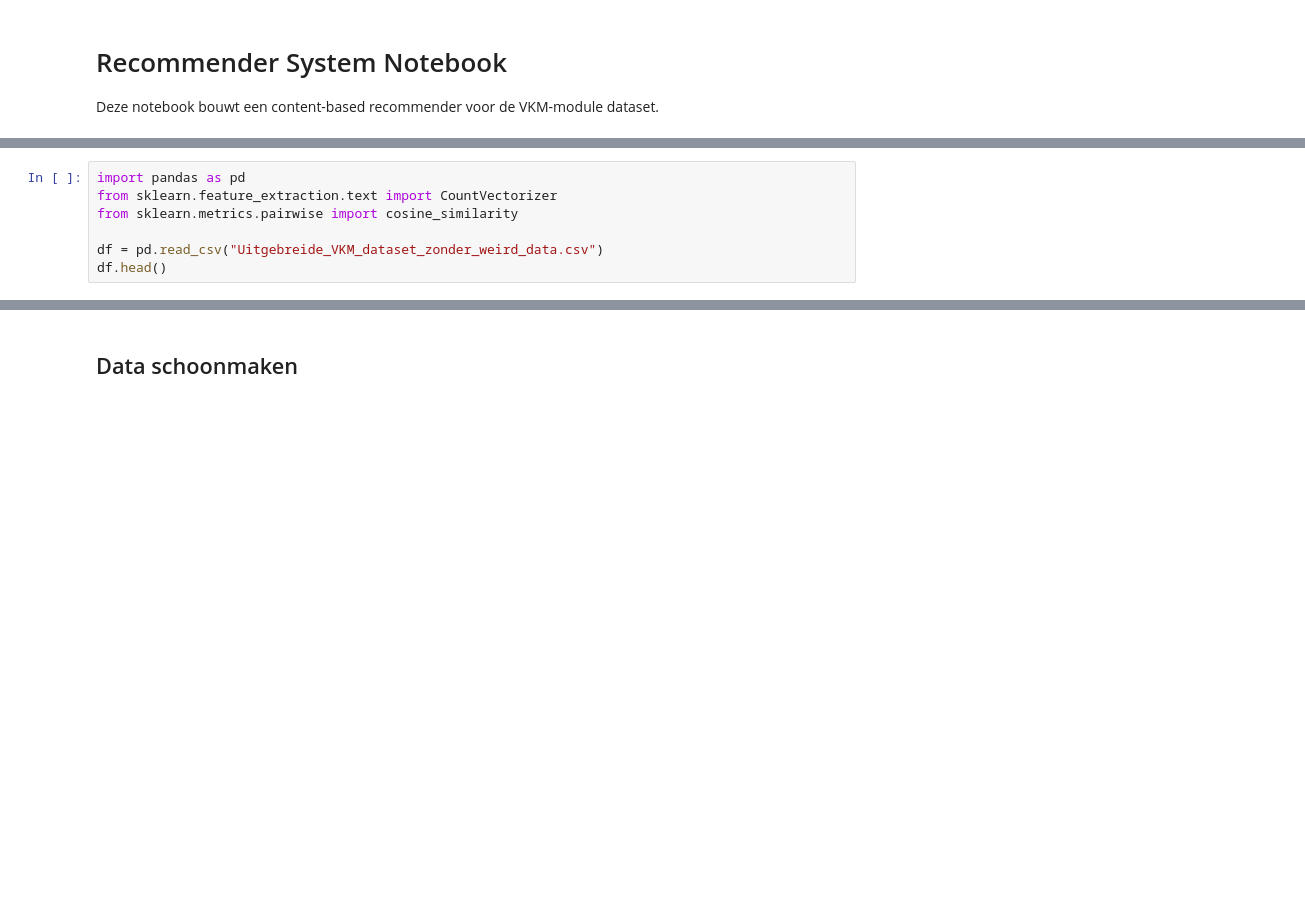
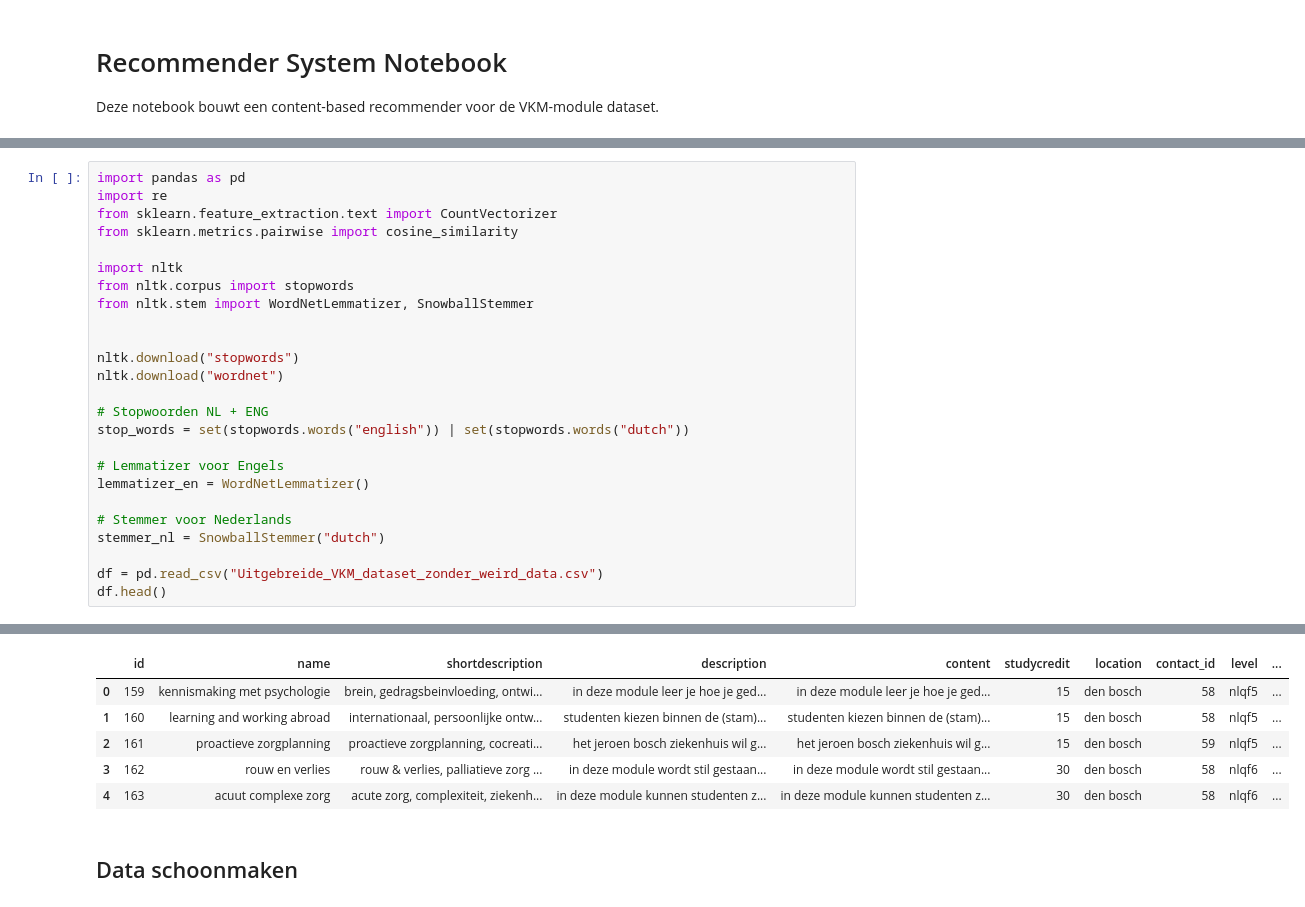
Before and after one commit to s-kroonen/Duo-LU2-AI, a Jupyter notebook: VKM_Recommender_Notebook.ipynb, the cells around one changed output, grey strips where cells are left out. Cells and saved outputs as stored; diff of their text form; blank space fills up the shorter version.

```diff
--- a/VKM_Recommender_Notebook.ipynb
+++ b/VKM_Recommender_Notebook.ipynb
@@ -4,7 +15,26 @@ Deze notebook bouwt een content-based recommender voor de VKM-module dataset.
 # %%
 import pandas as pd
+import re
 from sklearn.feature_extraction.text import CountVectorizer
 from sklearn.metrics.pairwise import cosine_similarity
 
+import nltk
+from nltk.corpus import stopwords
+from nltk.stem import WordNetLemmatizer, SnowballStemmer
+
+
+nltk.download("stopwords")
+nltk.download("wordnet")
+
+# Stopwoorden NL + ENG
+stop_words = set(stopwords.words("english")) | set(stopwords.words("dutch"))
+
+# Lemmatizer voor Engels
+lemmatizer_en = WordNetLemmatizer()
+
+# Stemmer voor Nederlands
+stemmer_nl = SnowballStemmer("dutch")
+
 df = pd.read_csv("Uitgebreide_VKM_dataset_zonder_weird_data.csv")
 df.head()
+# %% [output]
@@ -11,3 +47,9 @@ df.head()
+|  | id | name | shortdescription | description | content | studycredit | location | contact_id | level | ... |
+| 0 | 159 | kennismaking met psychologie | brein, gedragsbeinvloeding, ontwi... | in deze module leer je hoe je ged... | in deze module leer je hoe je ged... | 15 | den bosch | 58 | nlqf5 | ... |
+| 1 | 160 | learning and working abroad | internationaal, persoonlijke ontw... | studenten kiezen binnen de (stam)... | studenten kiezen binnen de (stam)... | 15 | den bosch | 58 | nlqf5 | ... |
+| 2 | 161 | proactieve zorgplanning | proactieve zorgplanning, cocreati... | het jeroen bosch ziekenhuis wil g... | het jeroen bosch ziekenhuis wil g... | 15 | den bosch | 59 | nlqf5 | ... |
+| 3 | 162 | rouw en verlies | rouw & verlies, palliatieve zorg ... | in deze module wordt stil gestaan... | in deze module wordt stil gestaan... | 30 | den bosch | 58 | nlqf6 | ... |
+| 4 | 163 | acuut complexe zorg | acute zorg, complexiteit, ziekenh... | in deze module kunnen studenten z... | in deze module kunnen studenten z... | 30 | den bosch | 58 | nlqf6 | ... |
 # %% [markdown]
 ## Data schoonmaken
 # %%
```
Also changed, not shown: parts of 6 cells of this notebook, 6 other files.
